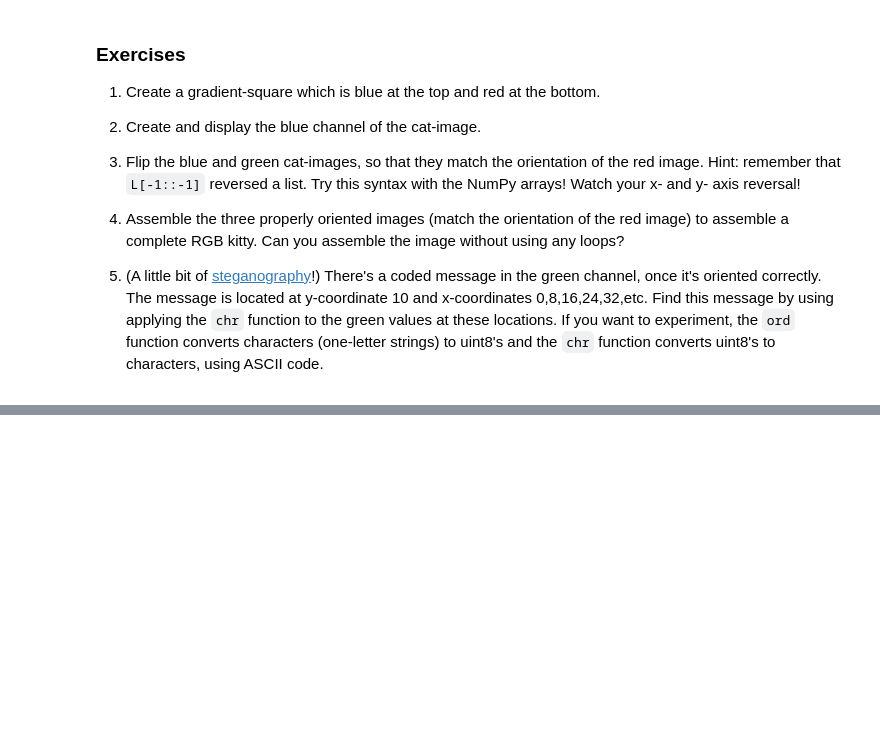
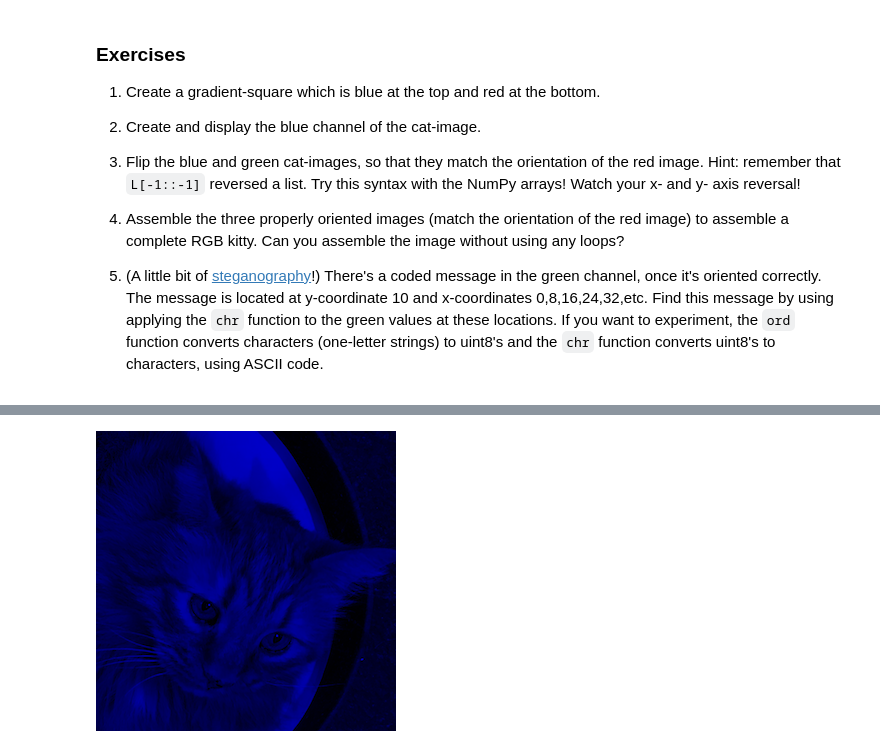
Before and after one commit to EvanSpanier/Math-152, a Jupyter notebook: P4M_Notebook_4.ipynb, the cells around one changed output, grey strips where cells are left out. Saved outputs shown, nothing was run; the diff lists cells and outputs as text; code cells hidden in the pictures; blank space fills up the shorter version.

```diff
--- a/P4M_Notebook_4.ipynb
+++ b/P4M_Notebook_4.ipynb
@@ -1090,0 +1233,7 @@ Now we see the problem!  Complete the exercises below to fix the image.
+# %%
+#2
+bluecatarray = catarray.copy()
+bluecatarray[:,:,[1,0]] = 0
+display(Image.fromarray(bluecatarray))
+# %% [output]
+[figure, added]
```
Also changed, not shown: parts of 42 cells of this notebook.
